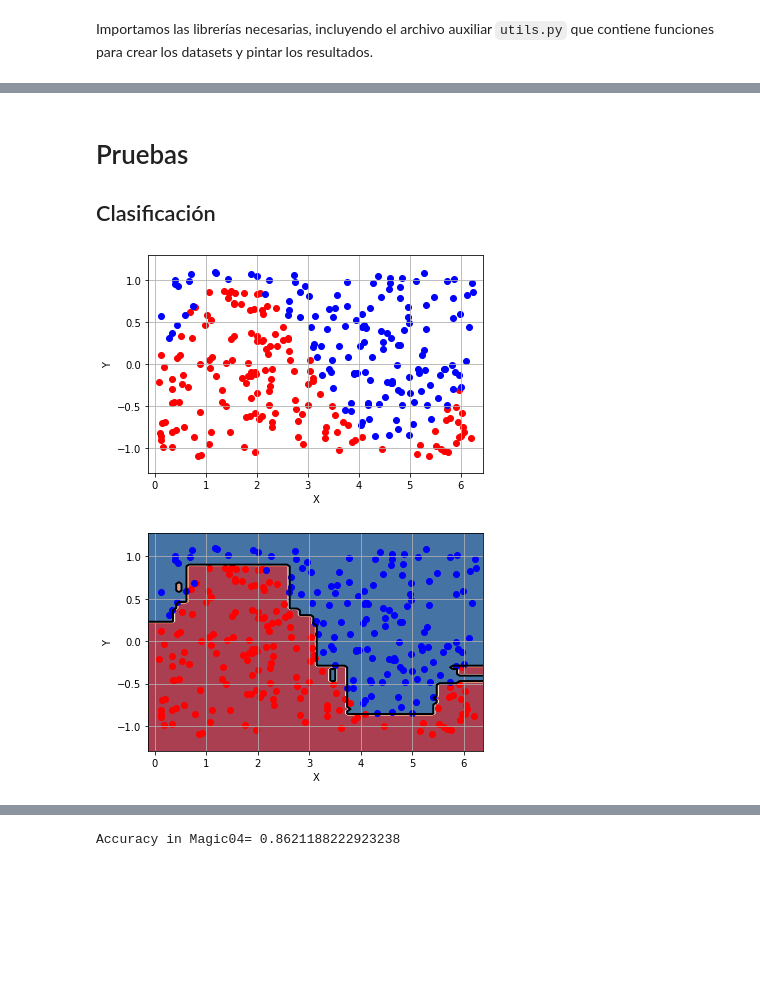
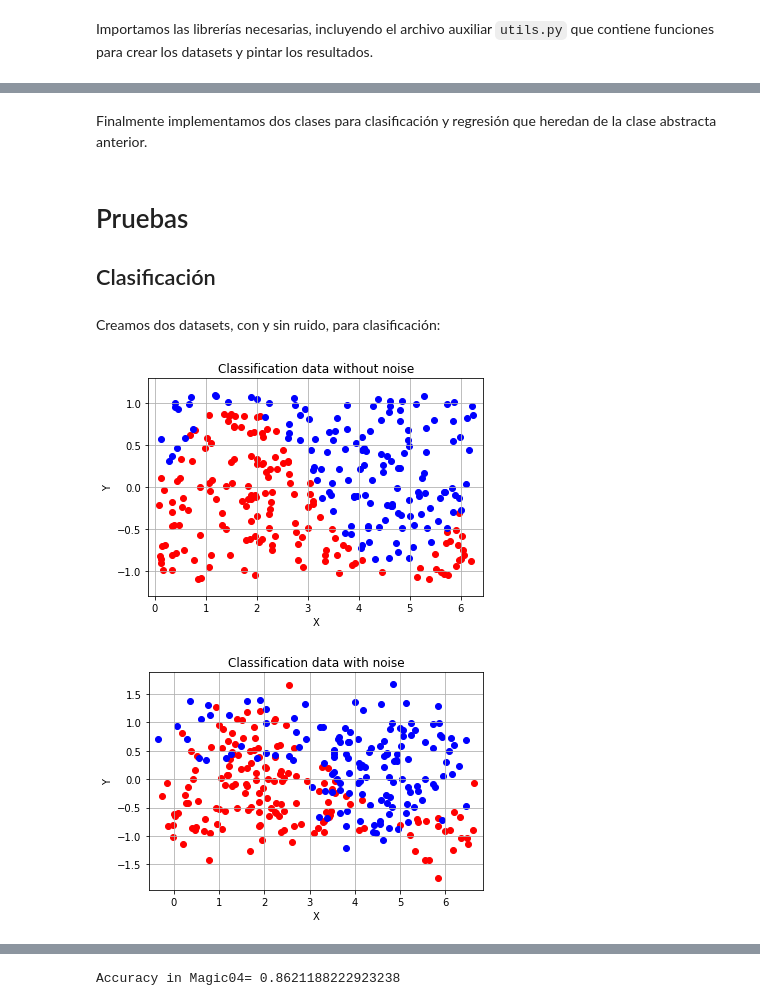
Before and after one commit to fjsaezm/mcd-maaa, a Jupyter notebook: P2/GradientBoosting.ipynb, the cells around one changed output, grey strips where cells are left out. Cells and saved outputs as stored; diff of their text form; code cells hidden in the pictures; blank space fills up the shorter version.

```diff
--- a/P2/GradientBoosting.ipynb
+++ b/P2/GradientBoosting.ipynb
@@ -215,6 +219,8 @@ class GradientBoosting(BaseEstimator):
     @abstractmethod
     def predict_with_fewer_estimators(self, X, n_estimators):
         pass
+# %% [markdown]
+Finalmente implementamos dos clases para clasificación y regresión que heredan de la clase abstracta anterior.
 # %%
 class GradientBoostingRegressor(GradientBoosting):
     def __init__(self, n_estimators=101, eta=0.1, depth=3):
@@ -254,25 +260,37 @@ class GradientBoostingClassifier(GradientBoosting):
 # Pruebas
 
 ## Clasificación
+# %% [markdown]
+Creamos dos datasets, con y sin ruido, para clasificación:
 # %%
 # Problem data:
 np.random.seed(11)
 n = 300
 model = 'sine'
 ymargin = 0.
 noise = 0.0             # <========= Modifica este valor 0 ó 0.3, (antes responde a las cuestiones de arriba)
 x1, x2, ytrain, xbnd, ybnd = utils.createDataSet(n, model, ymargin, noise, True)
 x1test, x2test, ytest = utils.createDataSet(n*10, model, ymargin, noise)
 Xtrain = np.concatenate((x1, x2), axis = 1)
 Xtest = np.concatenate((x1test, x2test), axis = 1)
 ytrain[ytrain == 0] = -1
 ytest[ytest == 0] = -1
 utils.plotData(x1,x2,ytrain,{'c':'#FF0000'},{'c':'#0000FF'})
+plt.title("Classification data without noise")
+plt.show()
+
+# Problem data with noise:
+np.random.seed(11)
+noise = 0.3
+x1_with_noise, x2_with_noise, ytrain_with_noise, xbnd, ybnd = utils.createDataSet(n, model, ymargin, noise, True)
+x1test_with_noise, x2test_with_noise, ytest_with_noise = utils.createDataSet(n*10, model, ymargin, noise)
+Xtrain_with_noise = np.concatenate((x1_with_noise, x2_with_noise), axis = 1)
+Xtest_with_noise = np.concatenate((x1test_with_noise, x2test_with_noise), axis = 1)
+ytrain_with_noise[ytrain_with_noise == 0] = -1
+ytest_with_noise[ytest_with_noise == 0] = -1
+utils.plotData(x1_with_noise, x2_with_noise, ytrain_with_noise, {'c':'#FF0000'}, {'c':'#0000FF'})
+plt.title("Classification data with noise")
+plt.show()
 # %% [output]
-[figure, old version]
+[figure, new version]
+[figure, added]
-# %%
-gb_regressor = GradientBoostingClassifier()
-gb_regressor.fit(Xtrain, ytrain)
-utils.plotModel(x1 ,x2, ytrain, gb_regressor)
-# %% [output]
-[figure, removed]
```
Also changed, not shown: parts of 9 cells of this notebook.
